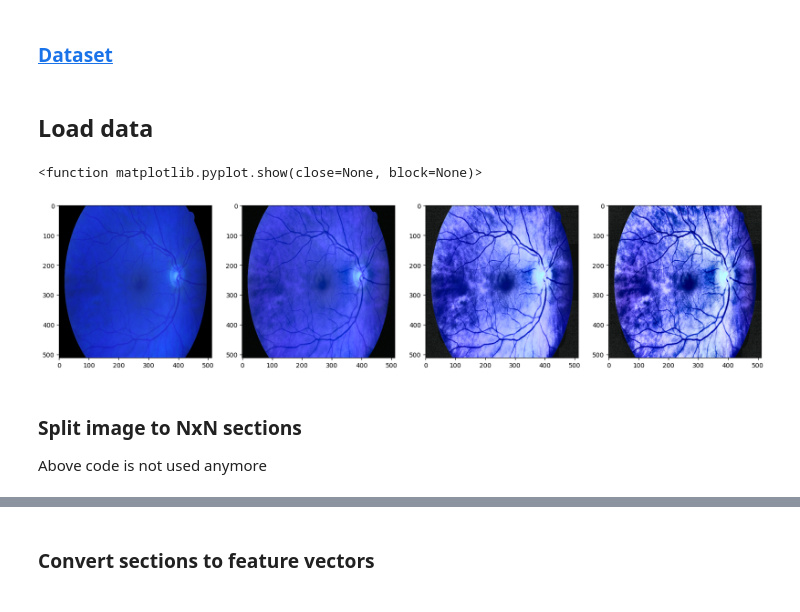
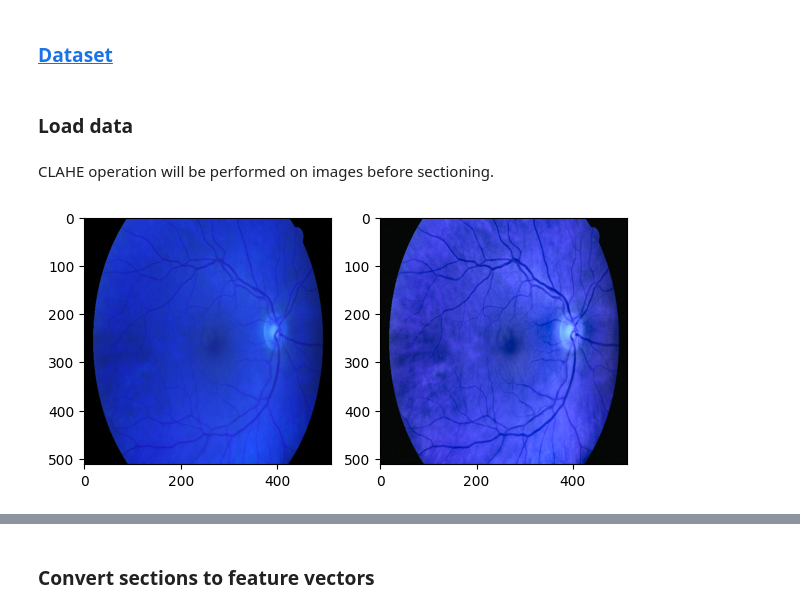
Before and after one commit to kamil271e/retinal-vessels-segmentation, a Jupyter notebook: ml/vessels_segm.ipynb, the cells around one changed output, grey strips where cells are left out. Saved outputs shown, nothing was run; the diff lists cells and outputs as text; code cells hidden in the pictures.

Commit message:
[#2] Code refactor and better performance on unseen data

```diff
--- a/ml/vessels_segm.ipynb
+++ b/ml/vessels_segm.ipynb
@@ -1,7 +1,7 @@
 # %% [markdown]
 ### <a href="https://www5.cs.fau.de/fileadmin/research/datasets/fundus-images/all.zip">Dataset</a>
 # %% [markdown]
-## Load data
+### Load data
 # %%
 import numpy as np
 import matplotlib.pyplot as plt
@@ -28,16 +19,12 @@ from load_images import load
 # %%
 img_size = (512, 512)
 X, y, masks = load(img_size)
+# %% [markdown]
+CLAHE operation will be performed on images before sectioning.
 # %%
-fig, ax = plt.subplots(1, 4, figsize=(20,15))
+fig, ax = plt.subplots(1, 2, figsize=(7,4))
 ax[0].imshow(X[1], cmap='gray')
 ax[1].imshow(clahe(X[1]), cmap='gray')
-ax[2].imshow(hist_equalization(clahe(X[1])) , cmap='gray')
-ax[3].imshow(clahe(hist_equalization(clahe(X[1]))) , cmap='gray')
-plt.show
+plt.show()
 # %% [output]
-<function matplotlib.pyplot.show(close=None, block=None)>
-[figure, old version]
+[figure, new version]
-# %% [markdown]
-### Split image to NxN sections
-Above code is not used anymore
```
Also changed, not shown: parts of 39 cells of this notebook, 4 other files.
